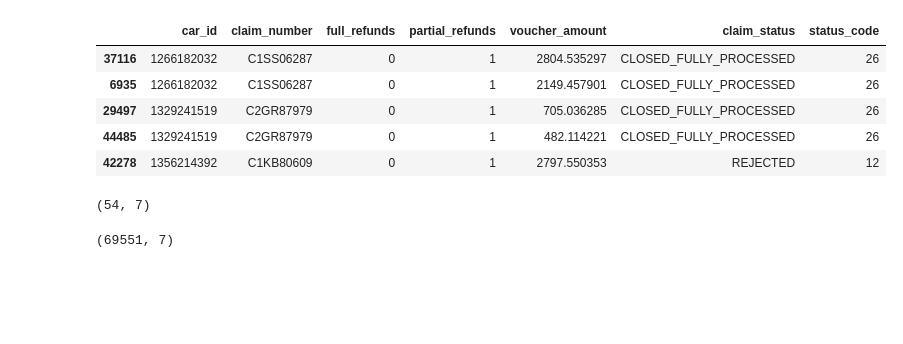
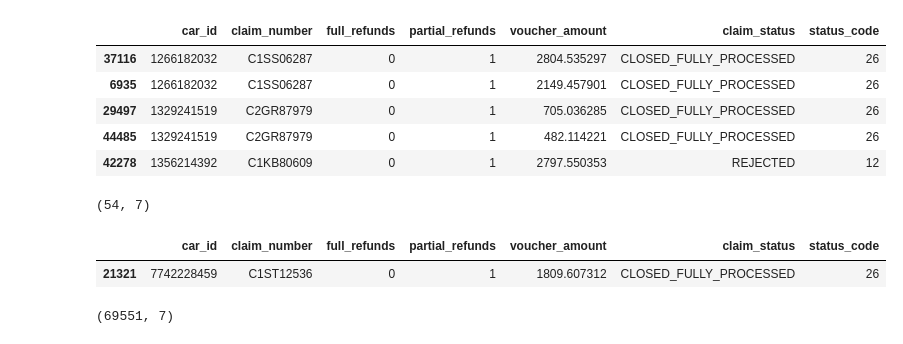
Before and after one commit to dileepsathyan/assignments, a Jupyter notebook: Vroom Virtusa/Vroom Virtusa Assignment.ipynb, the cells around one changed output. Drawn from its saved outputs; the diff is of its cells as text; code cells hidden in the pictures; blank space fills up the shorter version.

```diff
--- a/Vroom Virtusa/Vroom Virtusa Assignment.ipynb
+++ b/Vroom Virtusa/Vroom Virtusa Assignment.ipynb
@@ -631,6 +655,11 @@ df_cc_dup = df_cc_dup[idx]
 df_cc_dup.shape
 # %% [output]
 (54, 7)
+# %%
+df_cc_dup[df_cc_dup['car_id'] == 7742228459]
+# %% [output]
+|  | car_id | claim_number | full_refunds | partial_refunds | voucher_amount | claim_status | status_code |
+| 21321 | 7742228459 | C1ST12536 | 0 | 1 | 1809.607312 | CLOSED_FULLY_PROCESSED | 26 |
 # %%
 # Append all the deduped rows to the
 
```
Also changed, not shown: parts of 7 cells of this notebook, 2 other files.
